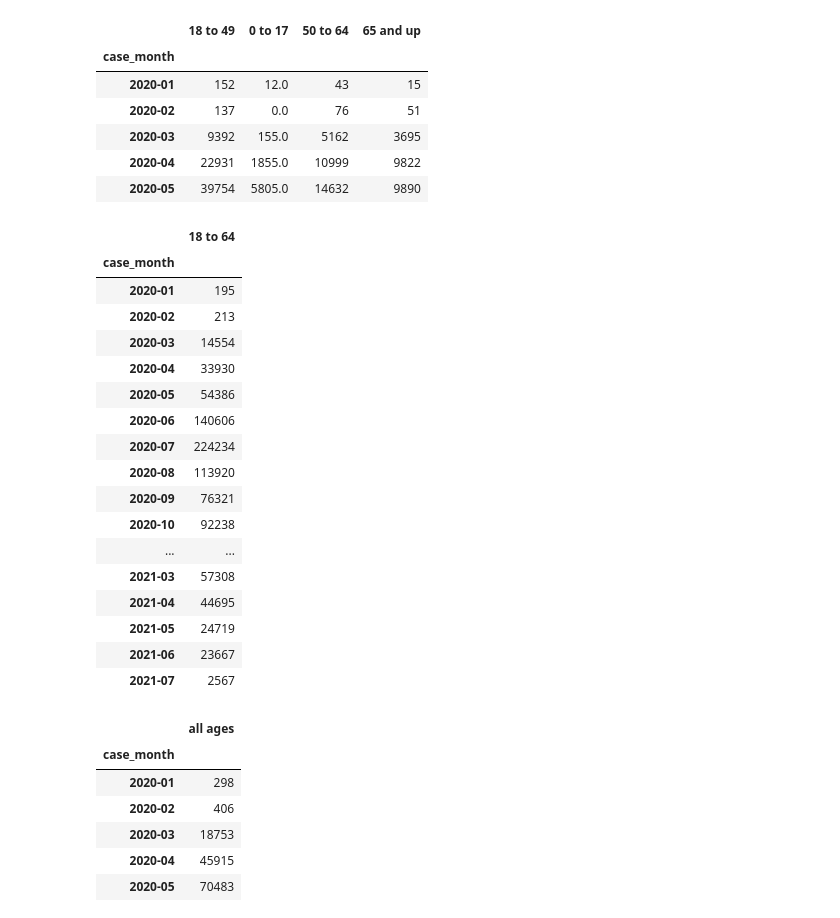
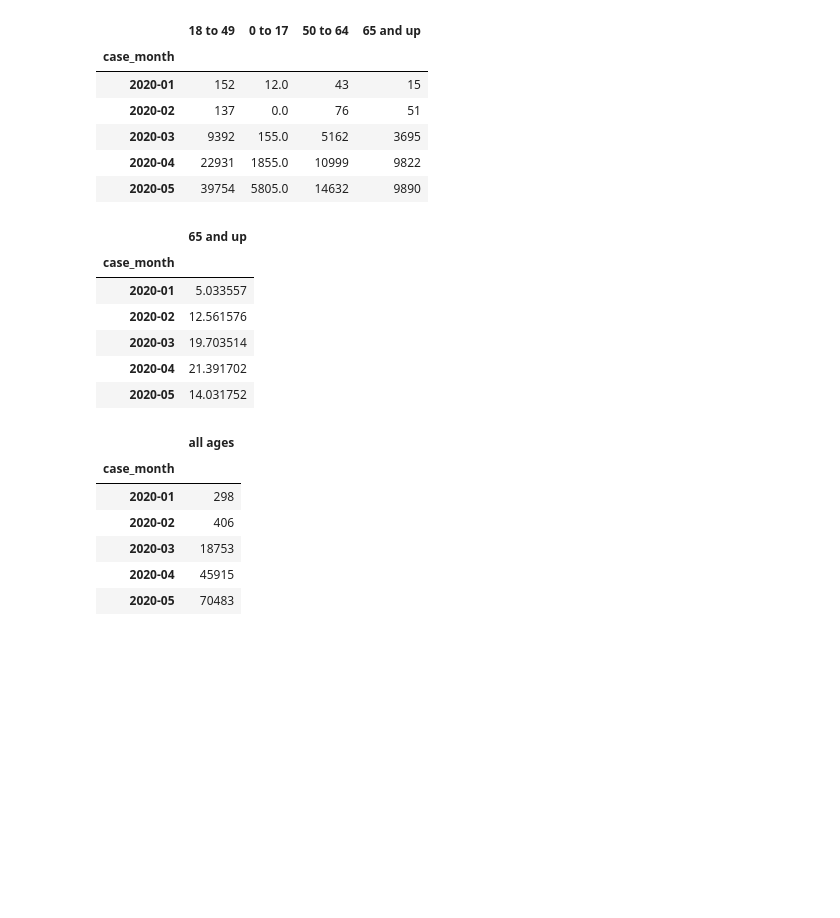
Before and after one commit to kevogil/covid-analysis, a Jupyter notebook: Notebooks/Analysis_And_Visualizations/covid_infections_by_age_group.V2.ipynb, the cells around one changed output. Cells and saved outputs as stored; diff of their text form; code cells hidden in the pictures; blank space fills up the shorter version.

```diff
--- a/Notebooks/Analysis_And_Visualizations/covid_infections_by_age_group.V2.ipynb
+++ b/Notebooks/Analysis_And_Visualizations/covid_infections_by_age_group.V2.ipynb
@@ -177,6 +177,17 @@ pct_monthly_65_up.head()
 | 2020-03 | 19.703514 |
 | 2020-04 | 21.391702 |
 | 2020-05 | 14.031752 |
+# %%
+# Rename the "age_group" column for the affected dataframes after doing the pct math
+cases_0_17_df     = cases_0_17_df.rename(columns={"age_group": "0 to 17"})
+cases_18_49_df    = cases_18_49_df.rename(columns={"age_group": "18 to 49"})
+cases_18_64_df    = cases_18_64_df.rename(columns={"age_group": "18 to 64"})
+cases_50_64_df    = cases_50_64_df.rename(columns={"age_group": "50 to 64"})
+cases_65_up_df    = cases_65_up_df.rename(columns={"age_group": "65 and up"})
+cases_total_df    = cases_total_df.rename(columns={"age_group": "all ages"})
+pct_monthly_0_17  = pct_monthly_0_17.rename(columns={"age_group": "0 to 17"})
+pct_monthly_18_64 = pct_monthly_18_64.rename(columns={"age_group": "18 to 64"})
+pct_monthly_65_up = pct_monthly_65_up.rename(columns={"age_group": "65 and up"})
 # %%
 frames = [cases_18_64_df, cases_0_17_df, cases_65_up_df]
 all_ages_cases_df = pd.concat(frames, axis=1).fillna(0).copy()
@@ -253,30 +264,19 @@ cases_total_df.head()
 # pct_monthly_0_17  = (cases_0_17_df * 100 / cases_total_df).rename(columns={"age_group": "age_0_17"}).drop(columns="sex")
 # pct_monthly_18_64 = (cases_18_64_df * 100 / cases_total_df).rename(columns={"age_group": "age_18_64"}).drop(columns="sex")
 # pct_monthly_65_up = (cases_65_up_df * 100 / cases_total_df).rename(columns={"age_group": "age_65_up"}).drop(columns="sex")
-pct_monthly_0_17  = (cases_0_17_df * 100 / cases_total_df)
-pct_monthly_18_64 = (cases_18_64_df * 100 / cases_total_df)
-pct_monthly_65_up = (cases_65_up_df * 100 / cases_total_df)
+# pct_monthly_0_17  = (cases_0_17_df * 100 / cases_total_df)
+# pct_monthly_18_64 = (cases_18_64_df * 100 / cases_total_df)
+# pct_monthly_65_up = (cases_65_up_df * 100 / cases_total_df)
 # %%
-cases_18_64_df
+pct_monthly_65_up.head()
 # %% [output]
-|  | 18 to 64 |
+|  | 65 and up |
 | case_month |  |
-| 2020-01 | 195 |
-| 2020-02 | 213 |
-| 2020-03 | 14554 |
-| 2020-04 | 33930 |
-| 2020-05 | 54386 |
-| 2020-06 | 140606 |
-| 2020-07 | 224234 |
-| 2020-08 | 113920 |
-| 2020-09 | 76321 |
-| 2020-10 | 92238 |
-| ... | ... |
-| 2021-03 | 57308 |
-| 2021-04 | 44695 |
-| 2021-05 | 24719 |
-| 2021-06 | 23667 |
-| 2021-07 | 2567 |
+| 2020-01 | 5.033557 |
+| 2020-02 | 12.561576 |
+| 2020-03 | 19.703514 |
+| 2020-04 | 21.391702 |
+| 2020-05 | 14.031752 |
 # %%
 cases_total_df
 # %% [output]
```
Also changed, not shown: parts of 12 cells of this notebook.
